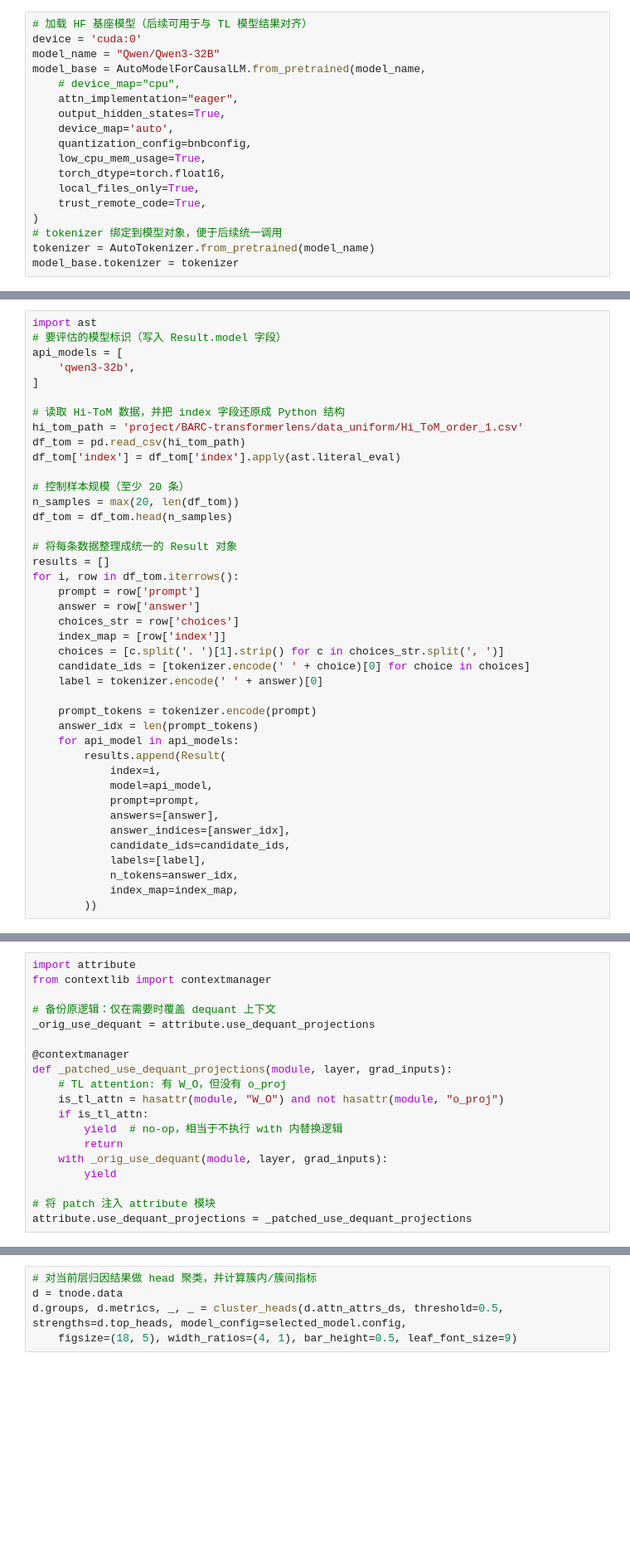
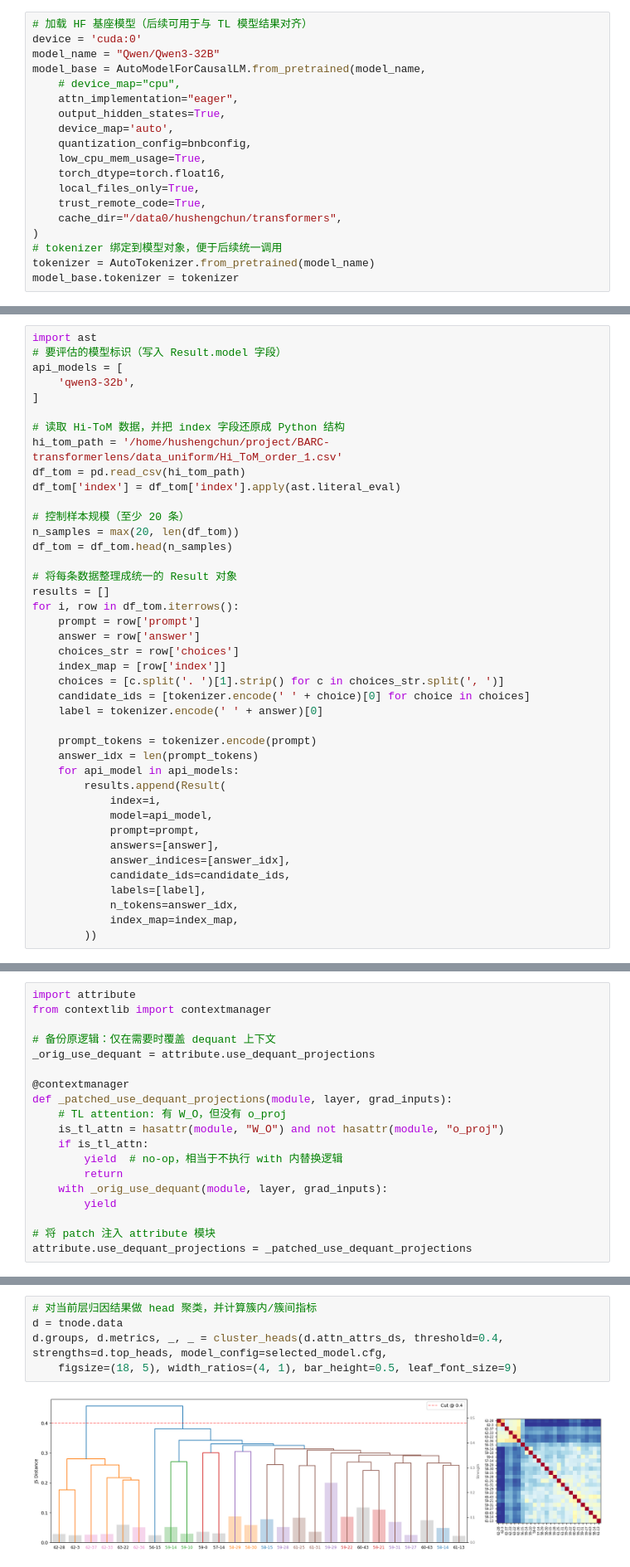
Before and after one commit to po13on/BTOM-Transformerlens, a Jupyter notebook: test.ipynb, the cells around one changed output, grey strips where cells are left out. Shown at 83% size. Drawn from its saved outputs; the diff is of its cells as text; blank space fills up the shorter version.

```diff
--- a/test.ipynb
+++ b/test.ipynb
@@ -75,6 +72,7 @@ model_base = AutoModelForCausalLM.from_pretrained(model_name,
     torch_dtype=torch.float16,
     local_files_only=True,
     trust_remote_code=True,
+    cache_dir="/data0/hushengchun/transformers",
 )
 # tokenizer 绑定到模型对象，便于后续统一调用
 tokenizer = AutoTokenizer.from_pretrained(model_name)
@@ -154,7 +159,7 @@ api_models = [
 ]
 
 # 读取 Hi-ToM 数据，并把 index 字段还原成 Python 结构
-hi_tom_path = 'project/BARC-transformerlens/data_uniform/Hi_ToM_order_1.csv'
+hi_tom_path = '/home/hushengchun/project/BARC-transformerlens/data_uniform/Hi_ToM_order_1.csv'
 df_tom = pd.read_csv(hi_tom_path)
 df_tom['index'] = df_tom['index'].apply(ast.literal_eval)
 
@@ -288,5 +293,7 @@ root = tnode = add_tnode(_results, selected_model, nodes); print_tree(root)
 # %%
 # 对当前层归因结果做 head 聚类，并计算簇内/簇间指标
 d = tnode.data
-d.groups, d.metrics, _, _ = cluster_heads(d.attn_attrs_ds, threshold=0.5, strengths=d.top_heads, model_config=selected_model.config,
+d.groups, d.metrics, _, _ = cluster_heads(d.attn_attrs_ds, threshold=0.4, strengths=d.top_heads, model_config=selected_model.cfg,
     figsize=(18, 5), width_ratios=(4, 1), bar_height=0.5, leaf_font_size=9)
+# %% [output]
+[figure, added]
```
Also changed, not shown: parts of 18 cells of this notebook, 16 other files.
